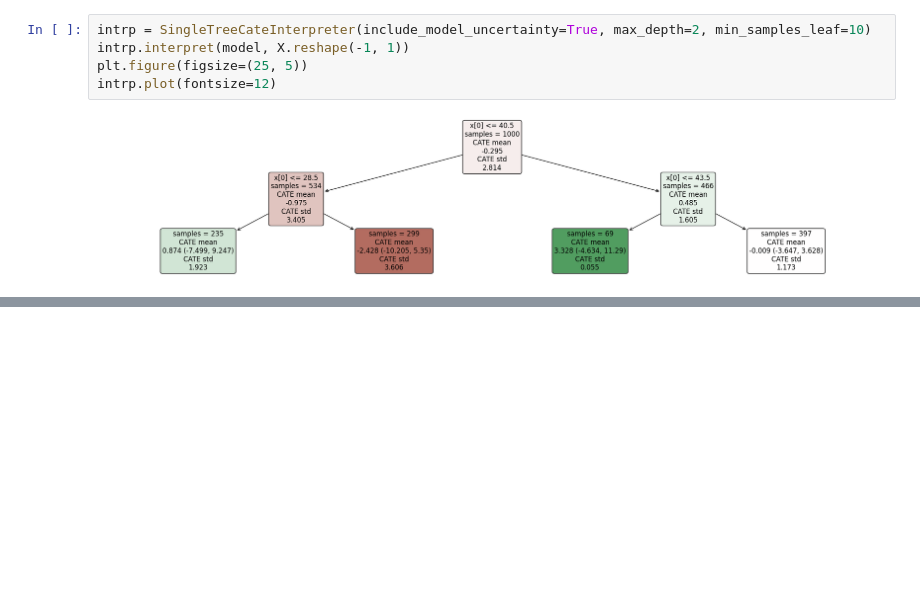
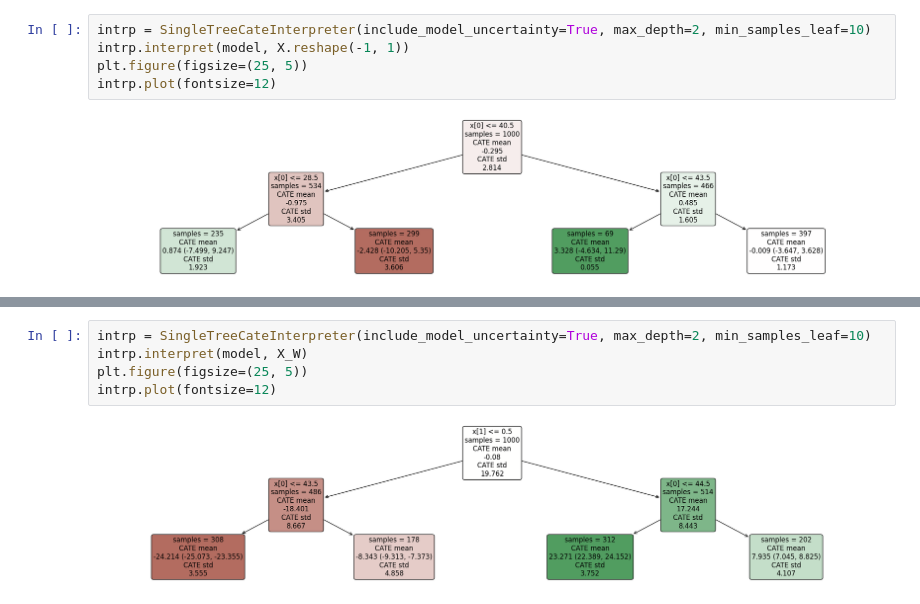
Before and after one commit to yusuke-kayahara/kyhr-study, a Jupyter notebook: code/draft/2409_dml/dml.ipynb, the cells around one changed output, grey strips where cells are left out. Drawn from its saved outputs; the diff is of its cells as text; blank space fills up the shorter version.

```diff
--- a/code/draft/2409_dml/dml.ipynb
+++ b/code/draft/2409_dml/dml.ipynb
@@ -323,0 +402,7 @@ intrp.plot(fontsize=12)
+# %%
+intrp = SingleTreeCateInterpreter(include_model_uncertainty=True, max_depth=2, min_samples_leaf=10)
+intrp.interpret(model, X_W)
+plt.figure(figsize=(25, 5))
+intrp.plot(fontsize=12)
+# %% [output]
+[figure, added]
```
Also changed, not shown: parts of 7 cells of this notebook.
